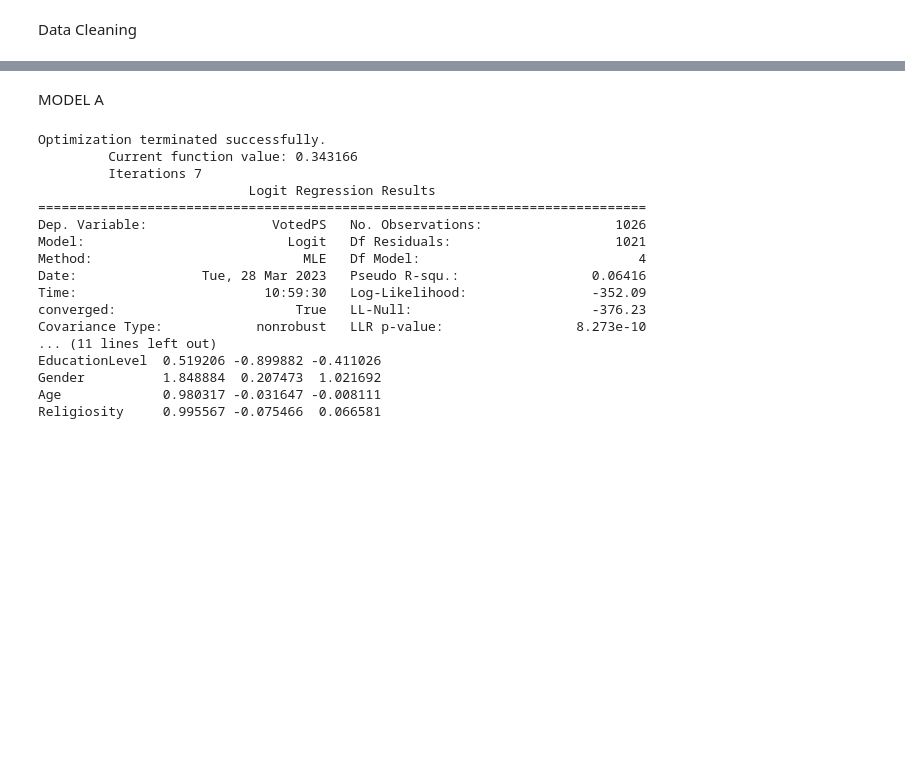
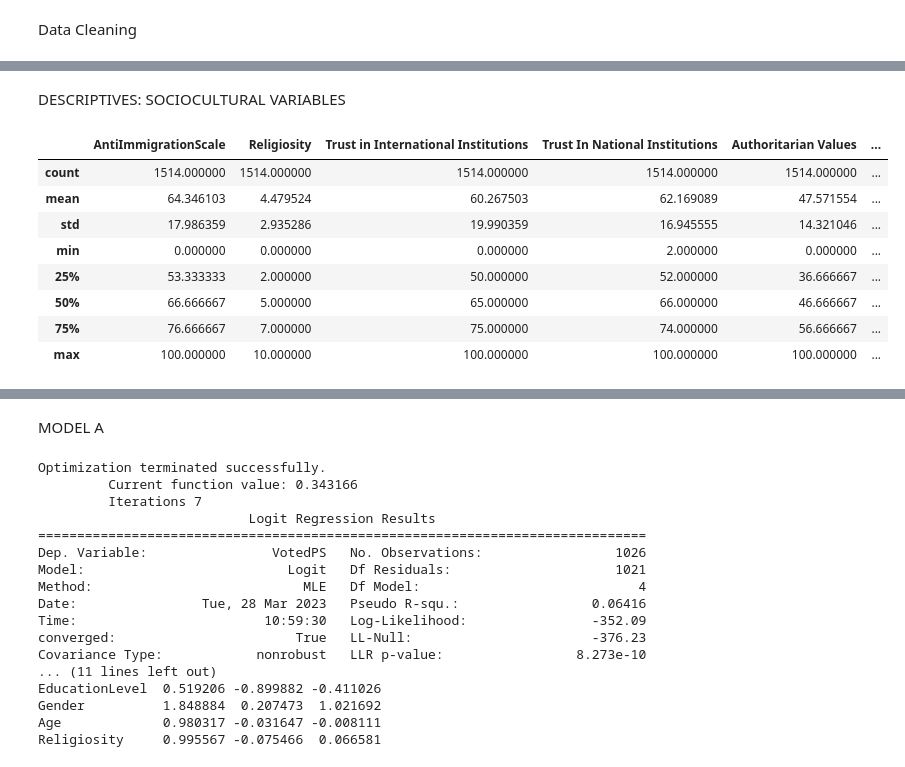
Before and after one commit to nachonachonacho/Portfolio_2023, a Jupyter notebook: IVR_UH_THESIS_2023/notebooks/IVR_UHThesis_2023.ipynb, the cells around one changed output, grey strips where cells are left out. Cells and saved outputs as stored; diff of their text form; code cells hidden in the pictures; blank space fills up the shorter version.

Commit message:
Updated Variables

```diff
--- a/IVR_UH_THESIS_2023/notebooks/IVR_UHThesis_2023.ipynb
+++ b/IVR_UH_THESIS_2023/notebooks/IVR_UHThesis_2023.ipynb
@@ -125,14 +127,18 @@ FI_df['Gender'] = np.where(FI_df['gndr'] == 1, 1, np.where(FI_df['gndr'] == 9, n
 Economic Insecurity Variables
 # %%
 # Income source
-FI_df['WelfareDependent'] = np.where(FI_df['hincsrca'].isin(range(4, 7)), 1,
-                            np.where(FI_df['hincsrca'].isin(range(77, 100)), np.nan, 0))
+# Creating a new variable IncomeGroup based on the main source of household income
+FI_df['IncomeSource'] = np.where(FI_df['hincsrca'].isin(range(1, 4)), 'Group 1: Wages/Salaries/Self-employment/Farming',
+                          np.where(FI_df['hincsrca'].isin(range(4, 7)), 'Group 2: Welfare',
+                          np.where(FI_df['hincsrca'] == 7, 'Group 3: Investments/Savings',
+                          np.where(FI_df['hincsrca'] == 8, 'Group 4: Other Sources', np.nan))))
 
 # Income Insecurity
 FI_df['IncomeInsecurity'] = np.where(FI_df['hincfel'].isin(range(7, 10)), np.nan, FI_df['hincfel'])
 
 # Income Level
-FI_df['IncomeDecile'] = np.where(FI_df['hinctnta'].isin(range(77, 100)), np.nan, FI_df['hinctnta'])
+# Replace missing values with NaN
+FI_df['IncomeLevel'] = np.where(FI_df['hinctnta'].isin(range(77, 100)), np.nan, FI_df['hinctnta'])
 
 # Economy Satisfaction
 FI_df['EconomySatisfaction'] = np.where(FI_df['stfeco'].isin(range(77, 100)), np.nan, FI_df['stfeco'])
@@ -140,3 +146,11 @@ FI_df['EconomySatisfaction'] = np.where(FI_df['stfeco'].isin(range(77, 100)), np
 # Employment status
 FI_df['Unemployment3Months'] = np.where(FI_df['uemp3m'] == 1, 1,
                                 np.where(FI_df['uemp3m'].isin(range(7, 10)), np.nan, 0))
+
+
+
+
+# Select variables related to economic variables and create a new dataframe
+Economic_df = FI_df[['IncomeSource', 'IncomeInsecurity', 'IncomeLevel', 'EconomySatisfaction', 'Unemployment3Months']]
+# Drop rows with missing values from the Economic group
+Economic_df = Economic_df.dropna()
@@ -185,6 +199,21 @@ FI_df['ipstrgv_model'] = np.where(FI_df['ipstrgv'].isin(range(0, 7)), FI_df['ips
 FI_df['imptrad_model'] = np.where(FI_df['imptrad'].isin(range(0, 7)), FI_df['imptrad'], np.nan)
 
 FI_df['Authoritarian Values'] = FI_df[['impsafe_model', 'ipfrule_model', 'ipbhprp_model', 'ipstrgv_model', 'imptrad_model']].sum(axis=1, skipna=True) / 30 * 100
+
+FI_df['LeftRightScale'] = np.where(FI_df['lrscale'].between(77, 99), np.nan, FI_df['lrscale'])
+
+FI_df['National_attachment'] = np.where(FI_df['atchctr'].between(77, 99), np.nan, FI_df['atchctr'])
+
+
+
+# Religiosity
+FI_df['Religiosity'] = np.where(FI_df['rlgdgr'].isin(range(77, 100)), np.nan, FI_df['rlgdgr'])
+
+# Sociocultural Variables
+Sociocultural_df = FI_df[['AntiImmigrationScale', 'Religiosity', 'Trust in International Institutions', 'Trust In National Institutions', 'Authoritarian Values', 'LeftRightScale', 'National_attachment']]
+
+# Drop rows with missing values from the Sociocultural group
+Sociocultural_df = Sociocultural_df.dropna()
 # %% [markdown]
 Political Attitude Variables
 
@@ -256,0 +315,14 @@ sns.pairplot(data=model_df, vars=['CulturalImpactImmigration', 'EconomicImpactIm
+# %% [markdown]
+DESCRIPTIVES: SOCIOCULTURAL VARIABLES
+# %%
+Sociocultural_df.describe()
+# %% [output]
+|  | AntiImmigrationScale | Religiosity | Trust in International Institutions | Trust In National Institutions | Authoritarian Values | ... |
+| count | 1514.000000 | 1514.000000 | 1514.000000 | 1514.000000 | 1514.000000 | ... |
+| mean | 64.346103 | 4.479524 | 60.267503 | 62.169089 | 47.571554 | ... |
+| std | 17.986359 | 2.935286 | 19.990359 | 16.945555 | 14.321046 | ... |
+| min | 0.000000 | 0.000000 | 0.000000 | 2.000000 | 0.000000 | ... |
+| 25% | 53.333333 | 2.000000 | 50.000000 | 52.000000 | 36.666667 | ... |
+| 50% | 66.666667 | 5.000000 | 65.000000 | 66.000000 | 46.666667 | ... |
+| 75% | 76.666667 | 7.000000 | 75.000000 | 74.000000 | 56.666667 | ... |
+| max | 100.000000 | 10.000000 | 100.000000 | 100.000000 | 100.000000 | ... |
```
Also changed, not shown: parts of 20 cells of this notebook.
